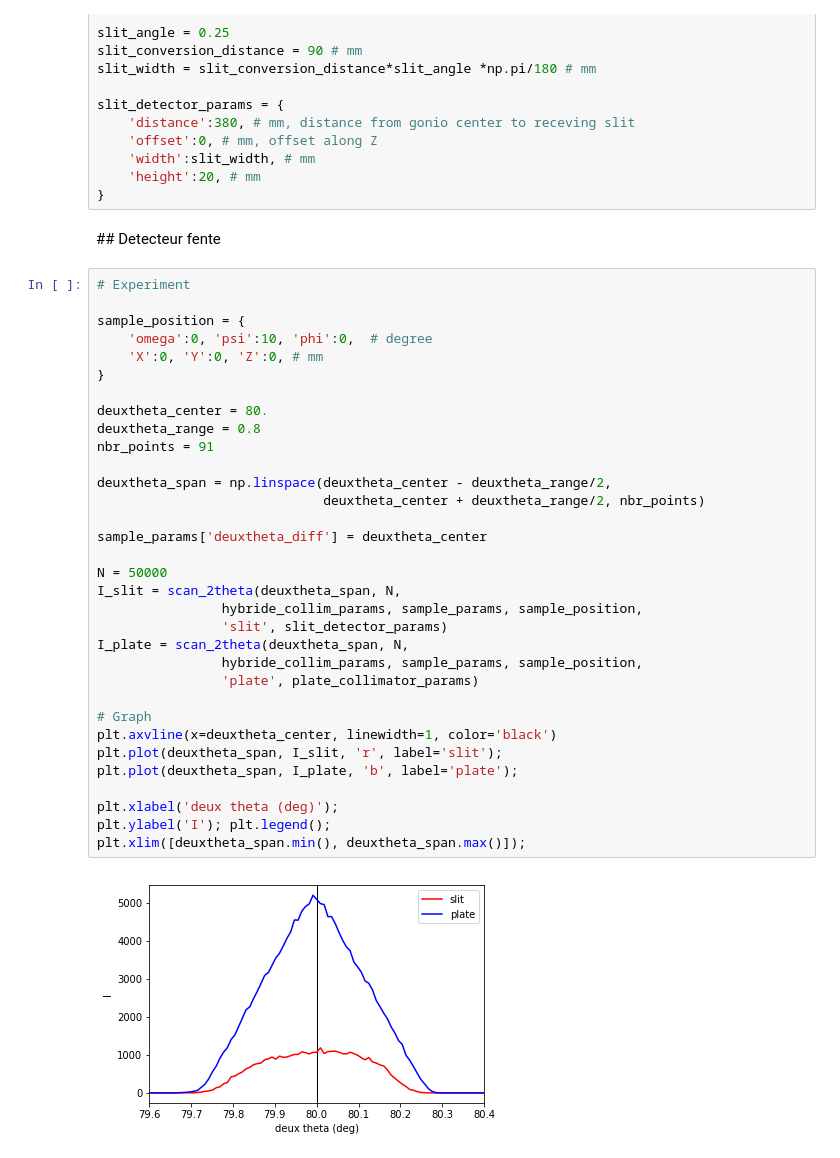
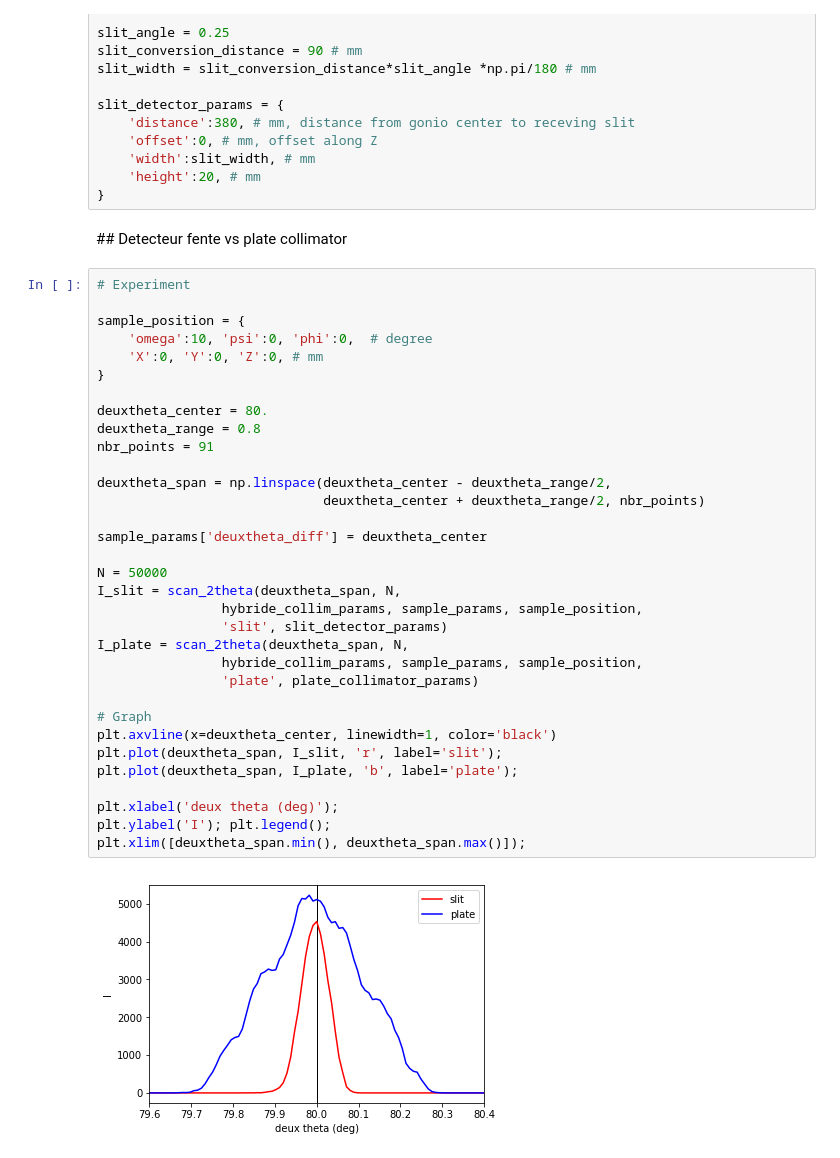
Before and after one commit to xdze2/CuNb, a Jupyter notebook: diff_X/ray_tracing/theta_deuxtheta_diffraction.ipynb, the cells around one changed output. Drawn from its saved outputs; the diff is of its cells as text.

```diff
--- a/diff_X/ray_tracing/theta_deuxtheta_diffraction.ipynb
+++ b/diff_X/ray_tracing/theta_deuxtheta_diffraction.ipynb
@@ -81,39 +81,39 @@ slit_detector_params = {
     'height':20, # mm
 }
 # %% [markdown]
-## Detecteur fente
+## Detecteur fente vs plate collimator
 # %%
 # Experiment
 
 sample_position = {
-    'omega':0, 'psi':10, 'phi':0,  # degree
+    'omega':10, 'psi':0, 'phi':0,  # degree
     'X':0, 'Y':0, 'Z':0, # mm
 }
 
 deuxtheta_center = 80.
 deuxtheta_range = 0.8
 nbr_points = 91
 
 deuxtheta_span = np.linspace(deuxtheta_center - deuxtheta_range/2,
                              deuxtheta_center + deuxtheta_range/2, nbr_points)
 
 sample_params['deuxtheta_diff'] = deuxtheta_center
 
 N = 50000
 I_slit = scan_2theta(deuxtheta_span, N,
                 hybride_collim_params, sample_params, sample_position,
                 'slit', slit_detector_params)
 I_plate = scan_2theta(deuxtheta_span, N,
                 hybride_collim_params, sample_params, sample_position,
                 'plate', plate_collimator_params)
 
 # Graph
 plt.axvline(x=deuxtheta_center, linewidth=1, color='black')
 plt.plot(deuxtheta_span, I_slit, 'r', label='slit');
 plt.plot(deuxtheta_span, I_plate, 'b', label='plate');
 
 plt.xlabel('deux theta (deg)');
 plt.ylabel('I'); plt.legend();
 plt.xlim([deuxtheta_span.min(), deuxtheta_span.max()]);
 # %% [output]
-[figure, old version]
+[figure, new version]
```
Also changed, not shown: parts of 3 cells of this notebook, 19 other files.
